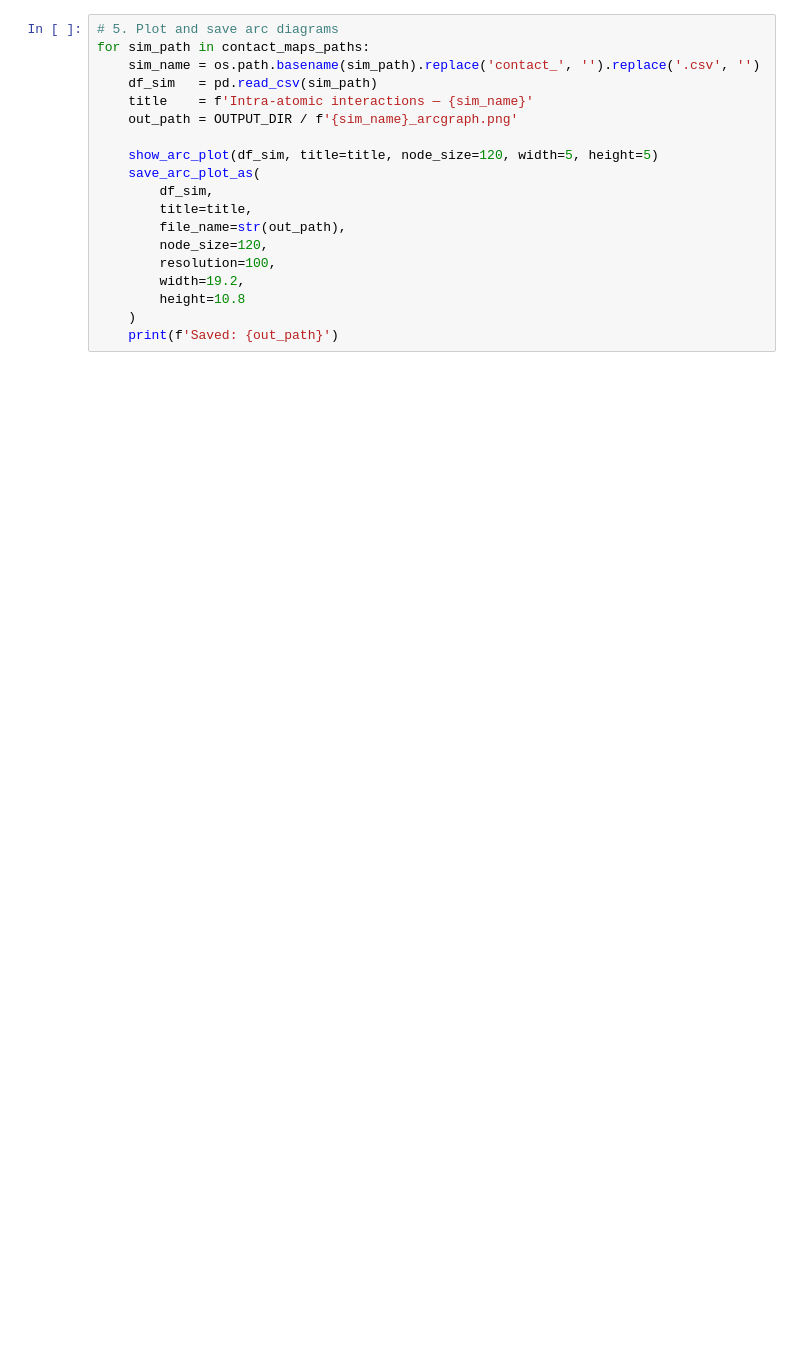
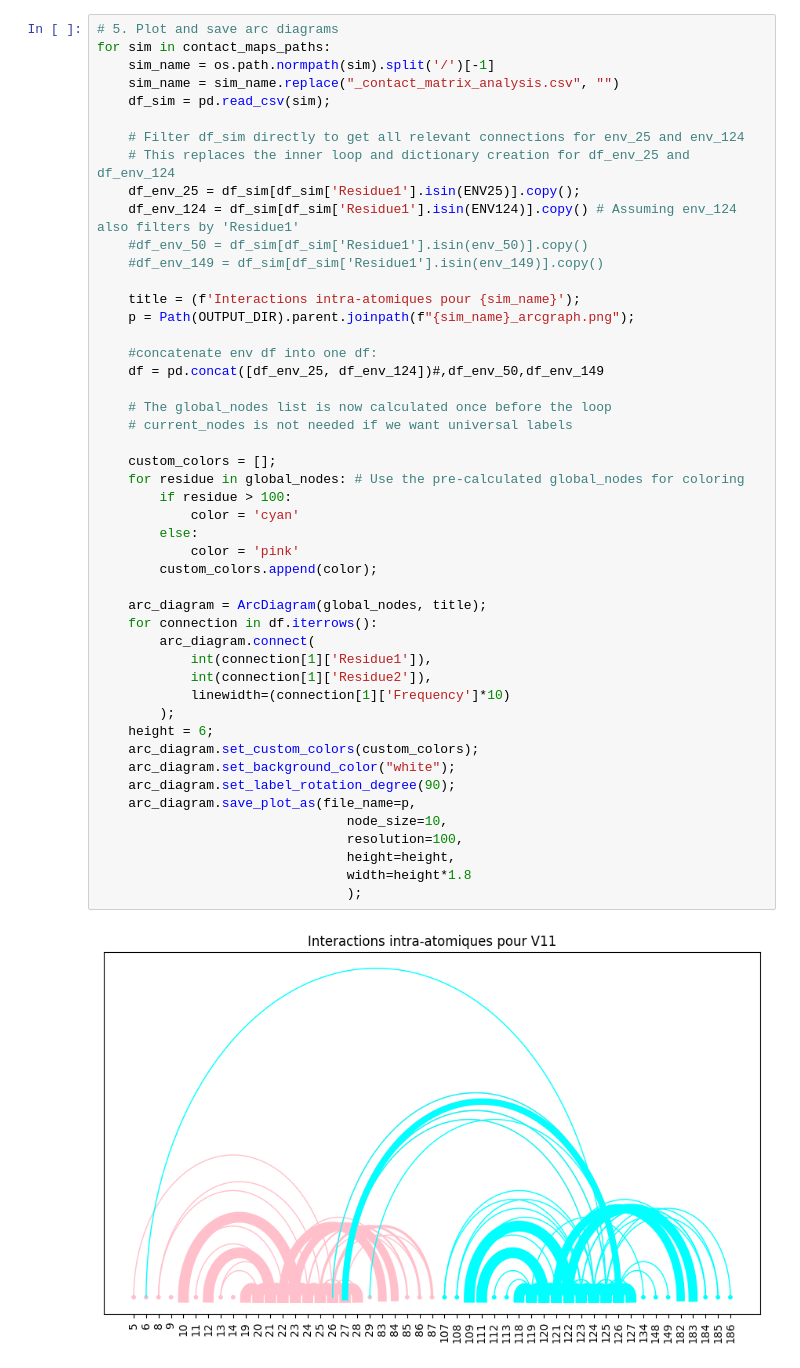
Before and after one commit to annhater/M1_STAGE, a Jupyter notebook: 2_notebooks/03_plot_acr_diagram.ipynb, the cells around one changed output. Drawn from its saved outputs; the diff is of its cells as text; blank space fills up the shorter version.

```diff
--- a/2_notebooks/03_plot_acr_diagram.ipynb
+++ b/2_notebooks/03_plot_acr_diagram.ipynb
@@ -48,19 +98,50 @@ print(f'Found {len(contact_maps_paths)} contact map file(s).')
-# %%
-# 5. Plot and save arc diagrams
-for sim_path in contact_maps_paths:
-    sim_name = os.path.basename(sim_path).replace('contact_', '').replace('.csv', '')
-    df_sim   = pd.read_csv(sim_path)
-    title    = f'Intra-atomic interactions — {sim_name}'
-    out_path = OUTPUT_DIR / f'{sim_name}_arcgraph.png'
-
-    show_arc_plot(df_sim, title=title, node_size=120, width=5, height=5)
-    save_arc_plot_as(
-        df_sim,
-        title=title,
-        file_name=str(out_path),
-        node_size=120,
-        resolution=100,
-        width=19.2,
-        height=10.8
-    )
-    print(f'Saved: {out_path}')
+# %%
+# 5. Plot and save arc diagrams
+for sim in contact_maps_paths:
+    sim_name = os.path.normpath(sim).split('/')[-1]
+    sim_name = sim_name.replace("_contact_matrix_analysis.csv", "")
+    df_sim = pd.read_csv(sim);
+
+    # Filter df_sim directly to get all relevant connections for env_25 and env_124
+    # This replaces the inner loop and dictionary creation for df_env_25 and df_env_124
+    df_env_25 = df_sim[df_sim['Residue1'].isin(ENV25)].copy();
+    df_env_124 = df_sim[df_sim['Residue1'].isin(ENV124)].copy() # Assuming env_124 also filters by 'Residue1'
+    #df_env_50 = df_sim[df_sim['Residue1'].isin(env_50)].copy()
+    #df_env_149 = df_sim[df_sim['Residue1'].isin(env_149)].copy()
+
+    title = (f'Interactions intra-atomiques pour {sim_name}');
+    p = Path(OUTPUT_DIR).parent.joinpath(f"{sim_name}_arcgraph.png");
+
+    #concatenate env df into one df:
+    df = pd.concat([df_env_25, df_env_124])#,df_env_50,df_env_149
+
+    # The global_nodes list is now calculated once before the loop
+    # current_nodes is not needed if we want universal labels
+
+    custom_colors = [];
+    for residue in global_nodes: # Use the pre-calculated global_nodes for coloring
+        if residue > 100:
+            color = 'cyan'
+        else:
+            color = 'pink'
+        custom_colors.append(color);
+
+    arc_diagram = ArcDiagram(global_nodes, title);
+    for connection in df.iterrows():
+        arc_diagram.connect(
+            int(connection[1]['Residue1']),
+            int(connection[1]['Residue2']),
+            linewidth=(connection[1]['Frequency']*10)
+        );
+    height = 6;
+    arc_diagram.set_custom_colors(custom_colors);
+    arc_diagram.set_background_color("white");
+    arc_diagram.set_label_rotation_degree(90);
+    arc_diagram.save_plot_as(file_name=p,
+                                node_size=10,
+                                resolution=100,
+                                height=height,
+                                width=height*1.8
+                                );
+# %% [output]
+[figure, added]
```
Also changed, not shown: parts of 7 cells of this notebook, 29 other files.
